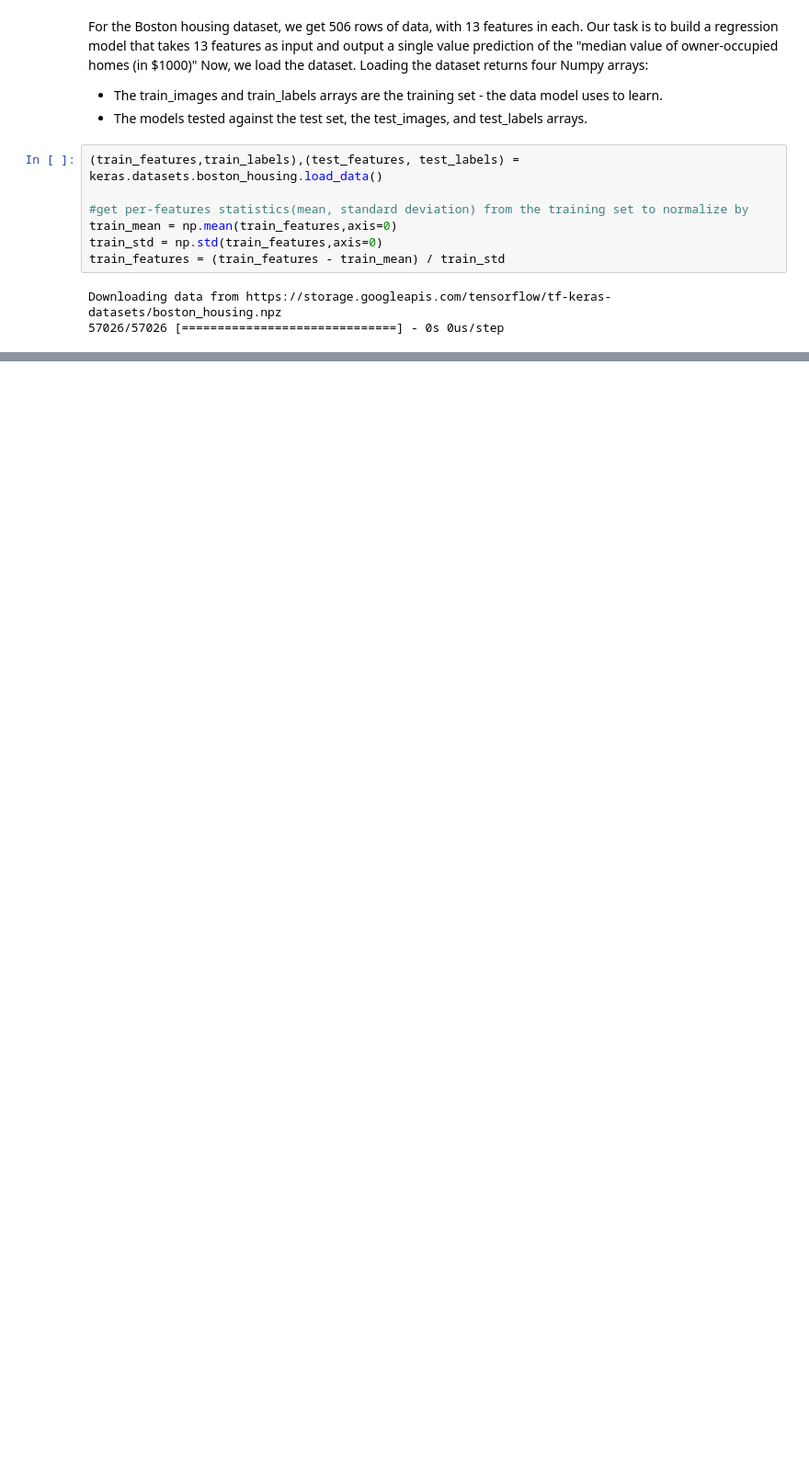
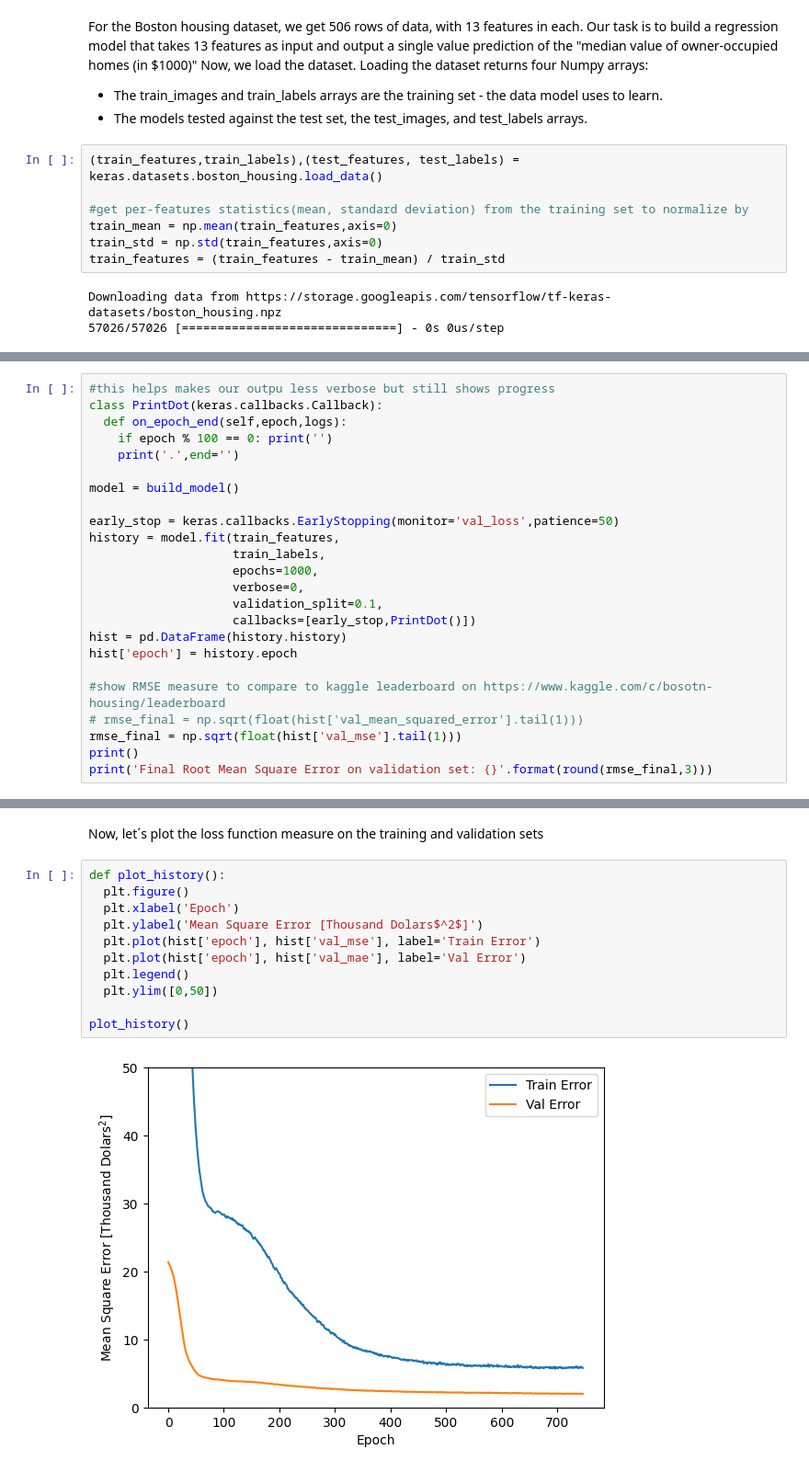
Before and after one commit to singularidadedigital/artificial_inteligence, a Jupyter notebook: artificial_inteligence.ipynb, the cells around one changed output, grey strips where cells are left out. Shown: that part at 92% size. Drawn from its saved outputs; the diff is of its cells as text; blank space fills up the shorter version.

```diff
--- a/artificial_inteligence.ipynb
+++ b/artificial_inteligence.ipynb
@@ -39,0 +67,24 @@ Downloading data from https://storage.googleapis.com/tensorflow/tf-keras-dataset
+# %%
+#this helps makes our outpu less verbose but still shows progress
+class PrintDot(keras.callbacks.Callback):
+  def on_epoch_end(self,epoch,logs):
+    if epoch % 100 == 0: print('')
+    print('.',end='')
+
+model = build_model()
+
+early_stop = keras.callbacks.EarlyStopping(monitor='val_loss',patience=50)
+history = model.fit(train_features,
+                    train_labels,
+                    epochs=1000,
+                    verbose=0,
+                    validation_split=0.1,
+                    callbacks=[early_stop,PrintDot()])
+hist = pd.DataFrame(history.history)
+hist['epoch'] = history.epoch
+
+#show RMSE measure to compare to kaggle leaderboard on https://www.kaggle.com/c/bosotn-housing/leaderboard
+# rmse_final = np.sqrt(float(hist['val_mean_squared_error'].tail(1)))
+rmse_final = np.sqrt(float(hist['val_mse'].tail(1)))
+print()
+print('Final Root Mean Square Error on validation set: {}'.format(round(rmse_final,3)))
@@ -39,0 +101,15 @@ Downloading data from https://storage.googleapis.com/tensorflow/tf-keras-dataset
+# %% [markdown]
+Now, let´s plot the loss function measure on the training and validation sets
+# %%
+def plot_history():
+  plt.figure()
+  plt.xlabel('Epoch')
+  plt.ylabel('Mean Square Error [Thousand Dolars$^2$]')
+  plt.plot(hist['epoch'], hist['val_mse'], label='Train Error')
+  plt.plot(hist['epoch'], hist['val_mae'], label='Val Error')
+  plt.legend()
+  plt.ylim([0,50])
+
+plot_history()
+# %% [output]
+[figure, added]
```
Also changed, not shown: parts of 4 cells of this notebook.
